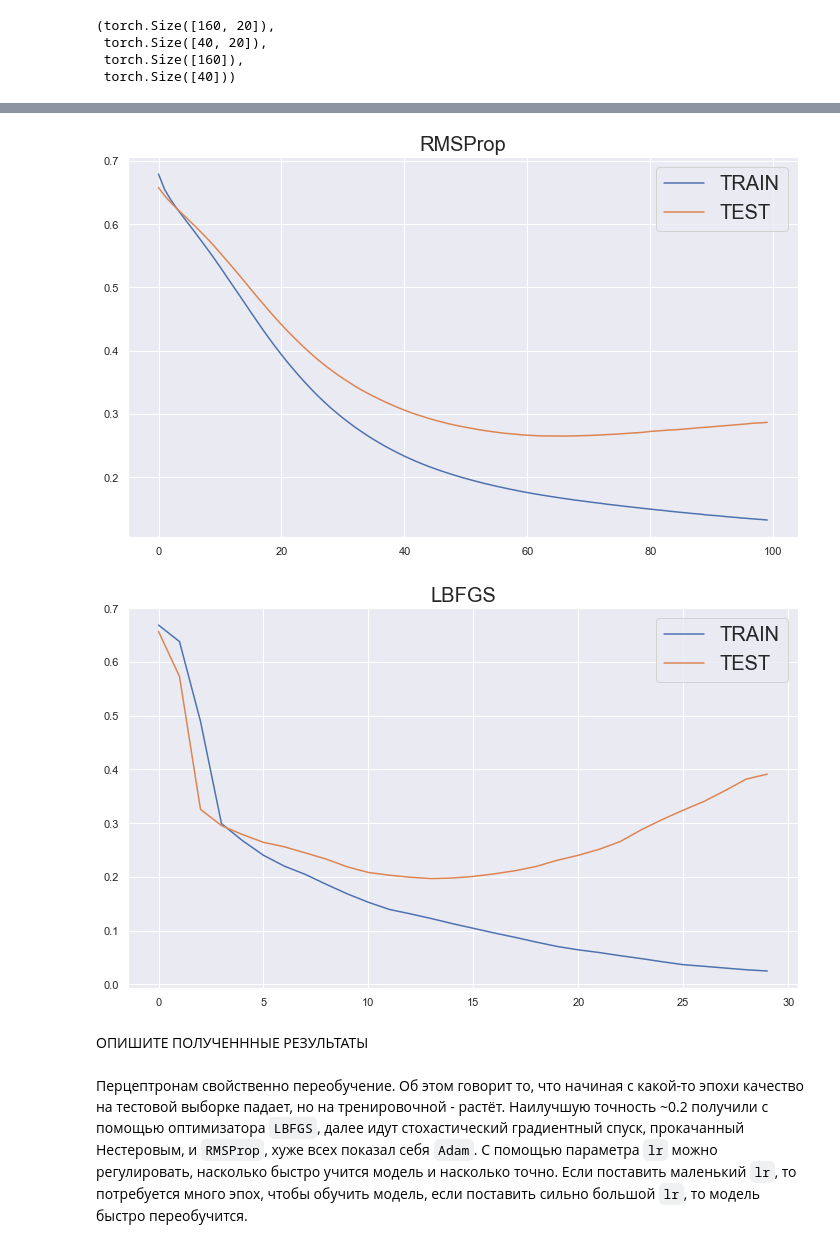
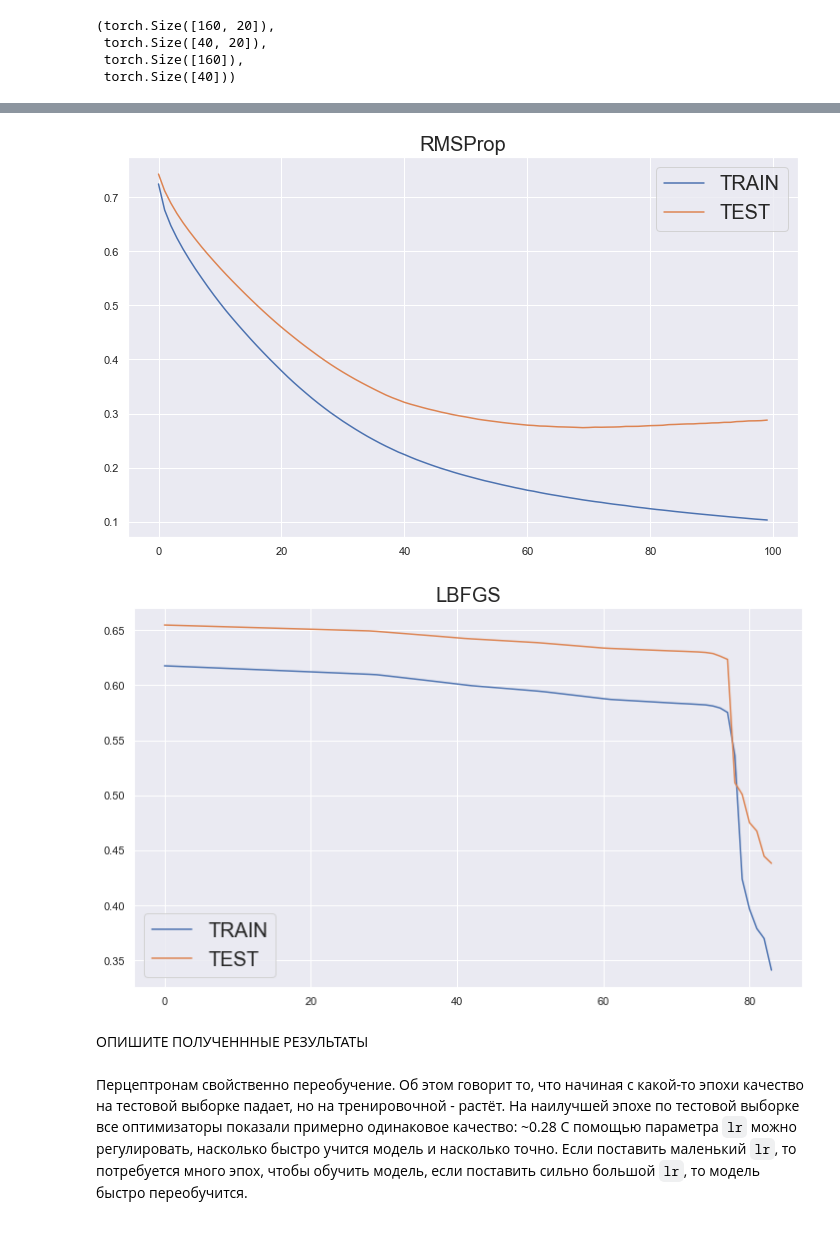
Before and after one commit to surkovv/optimization_hw, a Jupyter notebook: HW_8_optimizers.ipynb, the cells around one changed output, grey strips where cells are left out. Saved outputs shown, nothing was run; the diff lists cells and outputs as text; code cells hidden in the pictures.

```diff
--- a/HW_8_optimizers.ipynb
+++ b/HW_8_optimizers.ipynb
@@ -148,7 +148,7 @@ optimizer = optim.Adam(model.parameters())
 
 sns.set()
 # колво эпох. Меняйте
-n_epochs = 100
+n_epochs = 150
 
 # размер батча. Тоже меняйте если хотите
 batch_size = 8
@@ -278,15 +278,15 @@ for epoch in range(n_epochs):
     plt.title('RMSProp', fontsize=20)
     plt.show()
 # %% [output]
-[figure, old version]
+[figure, new version]
 # %%
 # модель
 model = MLP(20, 10)
-optimizer = optim.LBFGS(model.parameters(), lr=0.001)
+optimizer = optim.LBFGS(model.parameters(), lr=0.001, history_size=3, max_iter=4)
 
 sns.set()
 # колво эпох. Меняйте
-n_epochs = 30
+n_epochs = 100
 
 # размер батча. Тоже меняйте если хотите
 batch_size = 200
@@ -319,35 +319,35 @@ for epoch in range(n_epochs):
 
         #  your code here
         optimizer.step(closure)
 
 
     # Будем проверять как отрабатывает модель на тестовом датасете (ЗАЧЕМ?)
     # ТАк еж разбиваем на батчи, считаем лосс, но веса модели не обновляем
     test_permutation = torch.randperm(x_test.size()[0])
     loss_test_array = []
     model.eval()
     for i in range(0,x_test.size()[0], batch_size):
 
         indices = test_permutation[i:i+batch_size]
         batch_x, batch_y = x_test[indices], y_test[indices]
         outputs = model.forward(batch_x)
         loss = criterion(outputs.squeeze(), batch_y)
         loss_test_array.append(loss.item())
 
     # усредняем лосс на обучении и тесте по эпохе  и выводим график
     epoch_array.append(np.mean(loss_array))
     epoch_test_array.append(np.mean(loss_test_array))
 
     display.clear_output(wait=True)
     plt.figure(figsize =(12, 7))
     plt.plot(epoch_array, label ="TRAIN")
     plt.plot(epoch_test_array, label ="TEST")
     plt.legend(loc="best", fontsize=20)
     plt.title('LBFGS', fontsize=20)
     plt.show()
 # %% [output]
-[figure, old version]
+[figure, new version]
 # %% [markdown]
 ОПИШИТЕ ПОЛУЧЕНННЫЕ РЕЗУЛЬТАТЫ
 # %% [markdown]
-Перцептронам свойственно переобучение. Об этом говорит то, что начиная с какой-то эпохи качество на тестовой выборке падает, но на тренировочной - растёт. Наилучшую точность ~0.2 получили с помощью оптимизатора `LBFGS`, далее идут стохастический градиентный спуск, прокачанный Нестеровым, и `RMSProp`, хуже всех показал себя `Adam`. С помощью параметра `lr` можно регулировать, насколько быстро учится модель и насколько точно. Если поставить маленький `lr`, то потребуется много эпох, чтобы обучить модель, если поставить сильно большой `lr`, то модель быстро переобучится.
+Перцептронам свойственно переобучение. Об этом говорит то, что начиная с какой-то эпохи качество на тестовой выборке падает, но на тренировочной - растёт. На наилучшей эпохе по тестовой выборке все оптимизаторы показали примерно одинаковое качество: ~0.28 С помощью параметра `lr` можно регулировать, насколько быстро учится модель и насколько точно. Если поставить маленький `lr`, то потребуется много эпох, чтобы обучить модель, если поставить сильно большой `lr`, то модель быстро переобучится.
```
Also changed, not shown: parts of 2 cells of this notebook.
